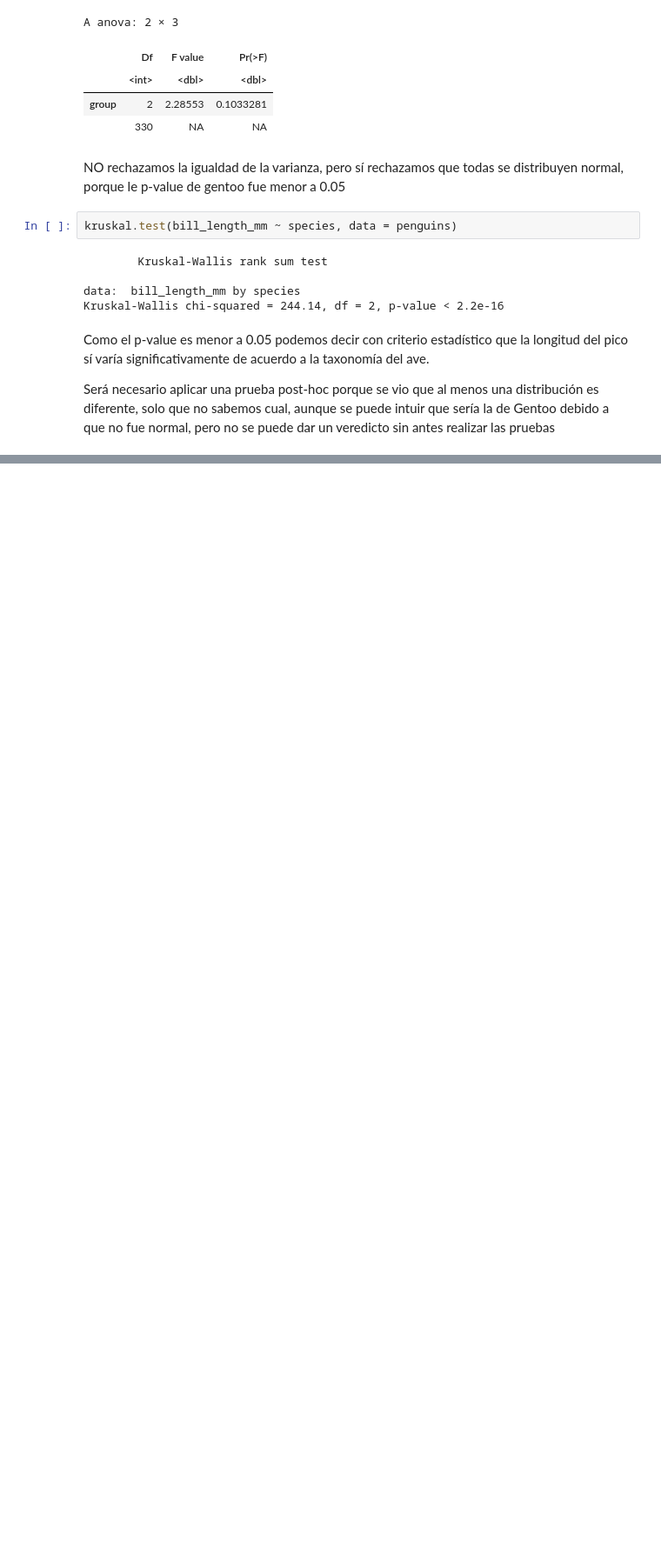
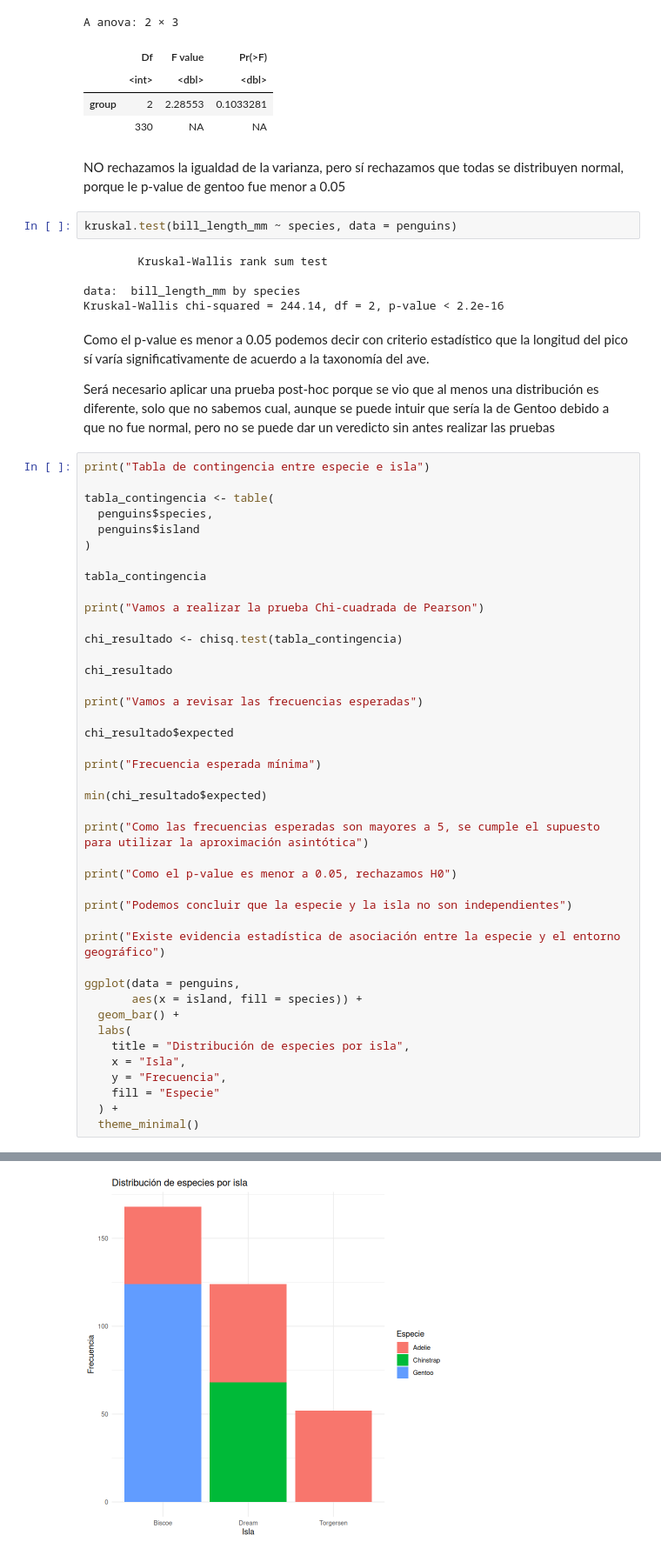
Before and after one commit to JPMtz65/Ciencia-de-Datos, a Jupyter notebook: M1/Tarea1/pinguinos.ipynb, the cells around one changed output, grey strips where cells are left out. Shown at 87% size. Cells and saved outputs as stored; diff of their text form; blank space fills up the shorter version.

```diff
--- a/M1/Tarea1/pinguinos.ipynb
+++ b/M1/Tarea1/pinguinos.ipynb
@@ -565,3 +565,46 @@ Kruskal-Wallis chi-squared = 244.14, df = 2, p-value < 2.2e-16
 Como el p-value es menor a 0.05 podemos decir con criterio estadístico que la longitud del pico sí varía significativamente de acuerdo a la taxonomía del ave.
 
 Será necesario aplicar una prueba post-hoc porque se vio que al menos una distribución es diferente, solo que no sabemos cual, aunque se puede intuir que sería la de Gentoo debido a que no fue normal, pero no se puede dar un veredicto sin antes realizar las pruebas
+# %%
+print("Tabla de contingencia entre especie e isla")
+
+tabla_contingencia <- table(
+  penguins$species,
+  penguins$island
+)
+
+tabla_contingencia
+
+print("Vamos a realizar la prueba Chi-cuadrada de Pearson")
+
+chi_resultado <- chisq.test(tabla_contingencia)
+
+chi_resultado
+
+print("Vamos a revisar las frecuencias esperadas")
+
+chi_resultado$expected
+
+print("Frecuencia esperada mínima")
+
+min(chi_resultado$expected)
+
+print("Como las frecuencias esperadas son mayores a 5, se cumple el supuesto para utilizar la aproximación asintótica")
+
+print("Como el p-value es menor a 0.05, rechazamos H0")
+
+print("Podemos concluir que la especie y la isla no son independientes")
+
+print("Existe evidencia estadística de asociación entre la especie y el entorno geográfico")
+
+ggplot(data = penguins,
+       aes(x = island, fill = species)) +
+  geom_bar() +
+  labs(
+    title = "Distribución de especies por isla",
+    x = "Isla",
+    y = "Frecuencia",
+    fill = "Especie"
+  ) +
+  theme_minimal()
+# %% [output]
@@ -567,0 +633 @@ Será necesario aplicar una prueba post-hoc porque se vio que al menos una distr
+[figure, added]
```
Also changed, not shown: parts of 1 cell of this notebook.
